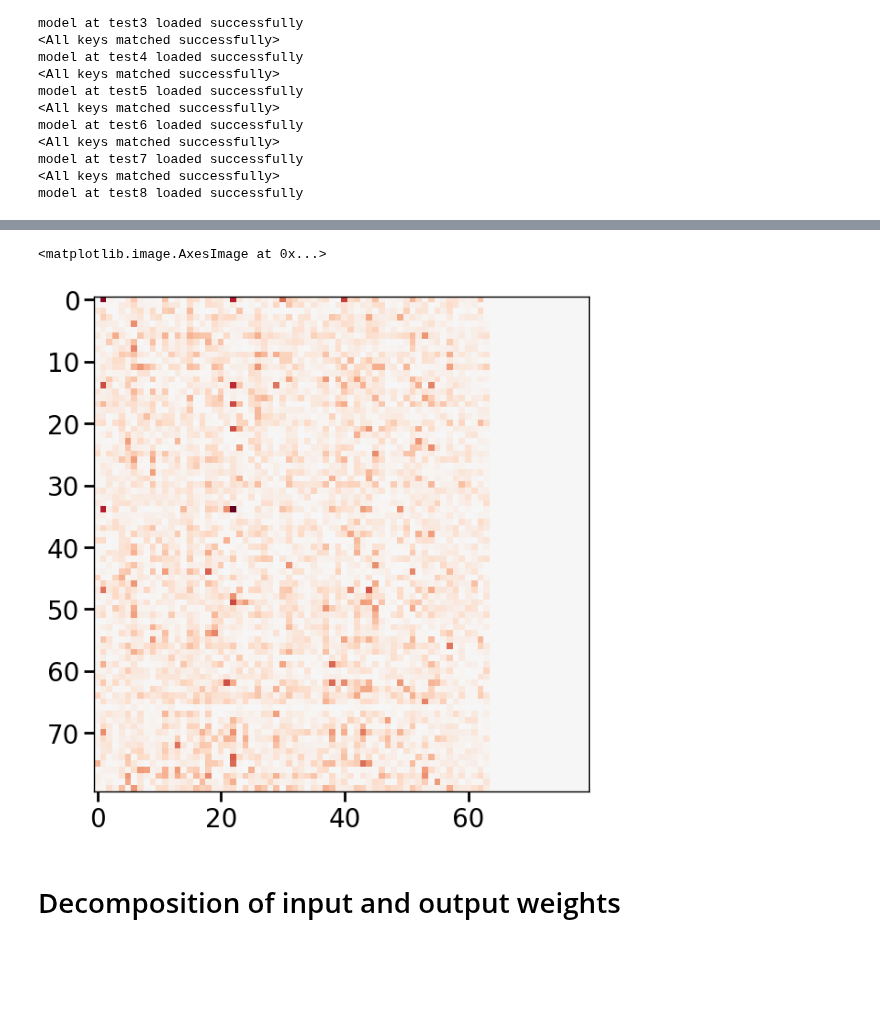
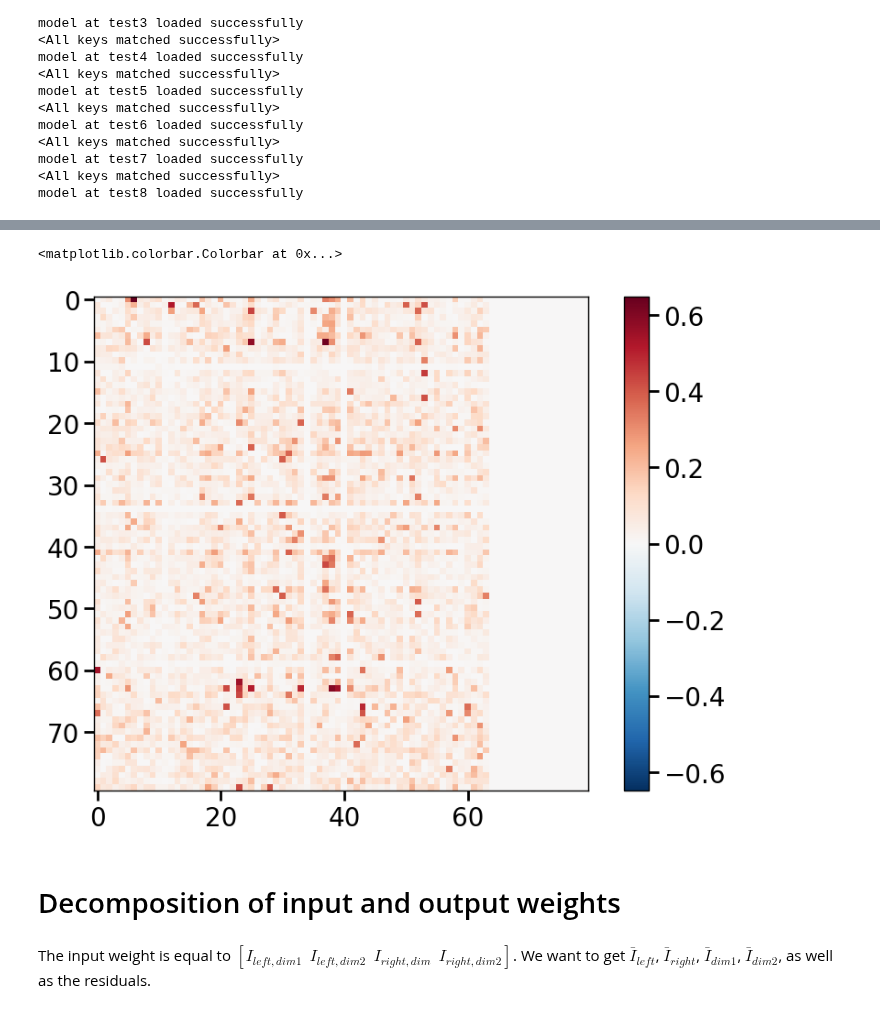
Before and after one commit to slenderham/what-where-task-analysis, a Jupyter notebook: rnn/network_analysis.ipynb, the cells around one changed output, grey strips where cells are left out. Cells and saved outputs as stored; diff of their text form; code cells hidden in the pictures; blank space fills up the shorter version.

```diff
--- a/rnn/network_analysis.ipynb
+++ b/rnn/network_analysis.ipynb
@@ -216,7 +217,8 @@ plt.imshow(all_models[4].rnn.h2h.effective_weight().detach(), cmap='RdBu_r', nor
 # %%
-plt.imshow(all_models[4].plasticity.effective_lr().detach(),  cmap='RdBu_r', norm=mpl.colors.CenteredNorm(vcenter=0))
+plt.imshow(all_models[np.random.randint(0, len(all_models))].plasticity.effective_lr().detach(),  cmap='RdBu_r', norm=mpl.colors.CenteredNorm(vcenter=0))
+plt.colorbar()
 # %% [output]
-<matplotlib.image.AxesImage at 0x...>
+<matplotlib.colorbar.Colorbar at 0x...>
-[figure, old version]
+[figure, new version]
 # %% [markdown]
 # Decomposition of input and output weights
@@ -227,0 +225,2 @@ for mdl in all_models:
+# %% [markdown]
+The input weight is equal to $[I_{left, dim1}\ \ I_{left, dim2}\ \ I_{right, dim}\ \ I_{right, dim2}]$. We want to get $\bar{I}_{left}$, $\bar{I}_{right}$, $\bar{I}_{dim1}$, $\bar{I}_{dim2}$, as well as the residuals.
```
Also changed, not shown: parts of 15 cells of this notebook, 3 other files.
